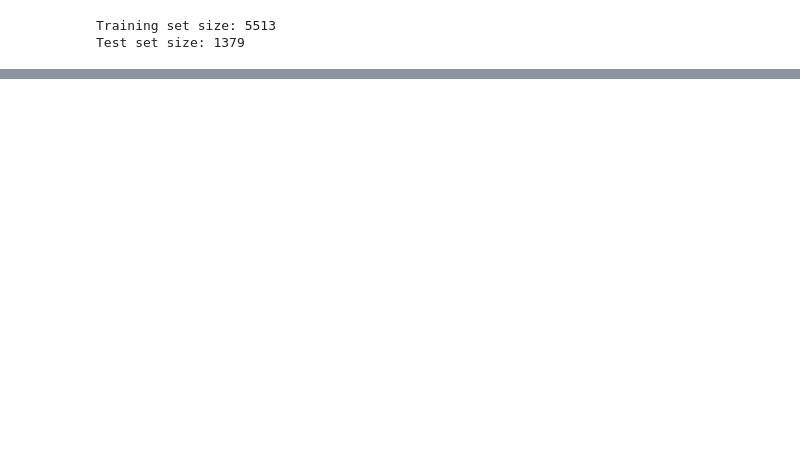
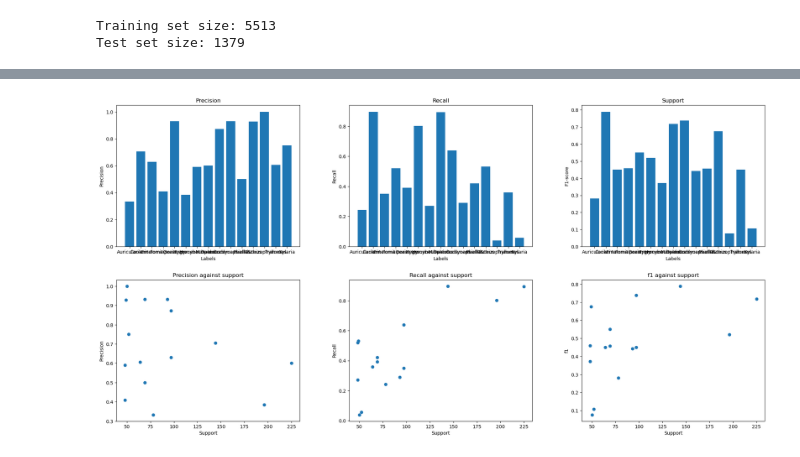
Before and after one commit to nbiancolin/convolutional-neural-nuts, a Jupyter notebook: src/baseline.ipynb, the cells around one changed output, grey strips where cells are left out. Saved outputs shown, nothing was run; the diff lists cells and outputs as text; code cells hidden in the pictures; blank space fills up the shorter version.

Commit message:
wrap up random forest training + metric assessment

```diff
--- a/src/baseline.ipynb
+++ b/src/baseline.ipynb
@@ -85,8 +93,10 @@ test_size = 0.2 # change if needed
 
 x = np.array(images['Image']) # x: data
 y = np.array(images['Genus']) # y: label
-x_train_pre, x_test, y_train, y_test = train_test_split(x, y, test_size=test_size, shuffle=True) # use default random state
-x_train = extract_features(x_train_pre)
+x_train_pre, x_test_pre, y_train, y_test = train_test_split(x, y, test_size=test_size, shuffle=True, stratify=y) # use default random state
+x_train = extract_features(x_train_pre) # extract features from training set
+x_test = extract_features(x_test_pre) # extract from testing set
+
 print('Training set size:', len(x_train_pre))
 print('Test set size:', len(x_test))
 # %% [output]
@@ -97,5 +107,5 @@ Test set size: 1379
 # %%
-def train(features_x, labels_y, classifier: str = 'SVC'):
+def train(features_x, labels_y, classifier: str = 'RandomForestClassifier'):
     """
     :param features_x: 2D array of features/data points
     :param labels_y: 1D array of target values/labels to be predicted
@@ -106,8 +116,9 @@ def train(features_x, labels_y, classifier: str = 'SVC'):
         rf = RandomForestClassifier(n_estimators=500)
         rf.fit(features_x, labels_y)
         return rf
-    elif classifier == 'SVC':
+    elif classifier == 'SVC': # this is not vetted to work
         svc = SVC()
         svc.fit(features_x, labels_y)
+        return svc
     else:
         raise ValueError("Invalid model type passed for training")
@@ -118,0 +125,3 @@ print(classification_report())
+# %%
+# train the model
+classifier = train(x_train, y_train, classifier='RandomForestClassifier')
@@ -118,0 +130,5 @@ print(classification_report())
+# %%
+# make predictions and assess model
+x_pred = classifier.predict(x_test)
+report = classification_report(y_test, x_pred, output_dict=True)
+print(classification_report(y_test, x_pred))
@@ -118,0 +153,60 @@ print(classification_report())
+# %%
+# plot classification report
+def get_metric_arrays(cl_report: dict):
+    """
+    Converts a scikit-learn classification report output into four NumPy arrays in class order
+    :param cl_report: dictionary output of classification_report()
+    :return: precision, recall, f1, support arrays
+    """
+    num_classes = len(cl_report) - 3 # accounts for accuracy and averages
+    precision = np.empty(num_classes) # initialise empty arrays to encode values
+    recall = np.empty(num_classes)
+    f1 = np.empty(num_classes)
+    support = np.empty(num_classes)
+
+    for index, subdict in enumerate(cl_report.values()): # convert dict values to np array
+        if index == 15: break
+        precision[index] = subdict['precision']
+        recall[index] = subdict['recall']
+        f1[index] = subdict['f1-score']
+        support[index] = subdict['support']
+    return precision, recall, f1, support
+
+def plot_classification_report(cl_report: dict):
+    precision, recall, f1, support = get_metric_arrays(cl_report) # get arrays for each metric
+    fig, axes = plt.subplots(nrows=2, ncols=3, figsize=(20, 10)) # define plot shape
+    fig.tight_layout(h_pad=5, w_pad=7.5)
+
+    # precision
+    axes[0][0].bar(labels, precision)
+    axes[0][0].set_xlabel('Labels')
+    axes[0][0].set_ylabel('Precision')
+    axes[0][0].set_title('Precision')
+    axes[1][0].scatter(support, precision)
+    axes[1][0].set_xlabel('Support')
+    axes[1][0].set_ylabel('Precision')
+    axes[1][0].set_title('Precision against support')
+
+    # recall
+    axes[0][1].bar(labels, recall)
+    axes[0][1].set_xlabel('Labels')
+    axes[0][1].set_ylabel('Recall')
+    axes[0][1].set_title('Recall')
+    axes[1][1].scatter(support, recall)
+    axes[1][1].set_xlabel('Support')
+    axes[1][1].set_ylabel('Recall')
+    axes[1][1].set_title('Recall against support')
+
+    # f1
+    axes[0][2].bar(labels, f1)
+    axes[0][2].set_xlabel('Labels')
+    axes[0][2].set_ylabel('F1-score')
+    axes[0][2].set_title('Support')
+    axes[1][2].scatter(support, f1)
+    axes[1][2].set_xlabel('Support')
+    axes[1][2].set_ylabel('f1')
+    axes[1][2].set_title('f1 against support')
+
+plot_classification_report(report)
+# %% [output]
+[figure, added]
```
Also changed, not shown: parts of 9 cells of this notebook.
